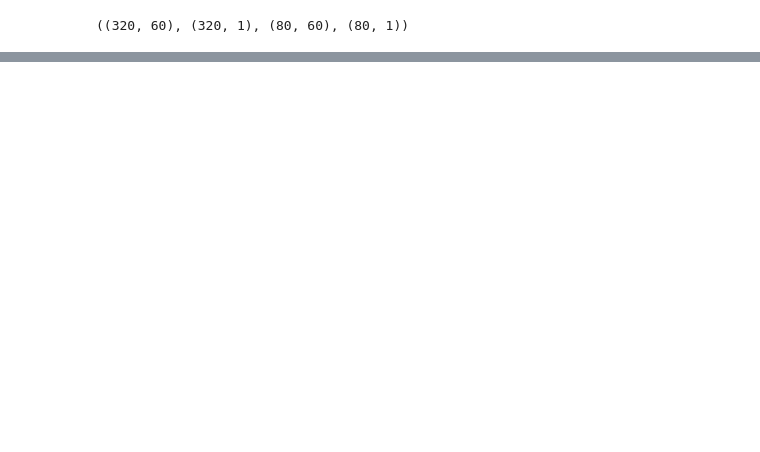
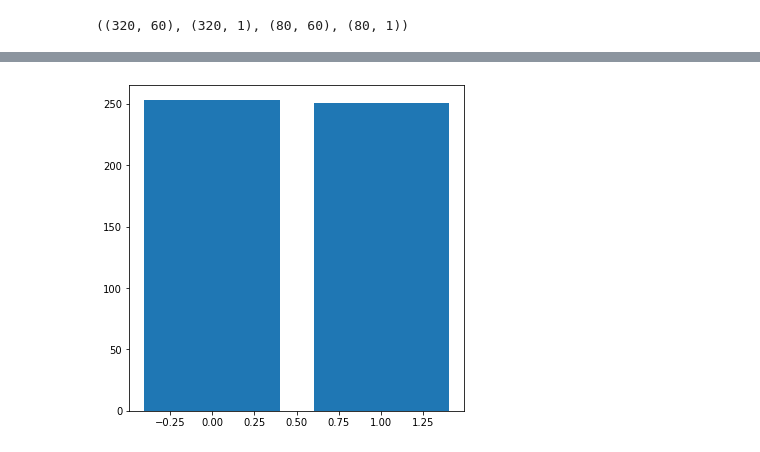
Before and after one commit to artemi8/ml-project-2, a Jupyter notebook: sudarsaan/data_proc_v2.ipynb, the cells around one changed output, grey strips where cells are left out. Cells and saved outputs as stored; diff of their text form; code cells hidden in the pictures; blank space fills up the shorter version.

```diff
--- a/sudarsaan/data_proc_v2.ipynb
+++ b/sudarsaan/data_proc_v2.ipynb
@@ -308,0 +335,16 @@ Caution, saving things in order!.. Check arguments
+# %%
+# oversample = imblearn.over_sampling.BorderlineSMOTE(sampling_strategy=1)
+oversample = imblearn.over_sampling.ADASYN()
+
+
+imputed_x, imputed_y = oversample.fit_resample(trainX, trainY)
+# %%
+train_unique_values, train_counts = np.unique(imputed_y, return_counts=True)
+
+plt.figure(figsize=(6,6))
+
+plt.bar(x=train_unique_values, height=train_counts)
+
+plt.show()
+# %% [output]
+[figure, added]
```
Also changed, not shown: parts of 84 cells of this notebook, 4 other files.
